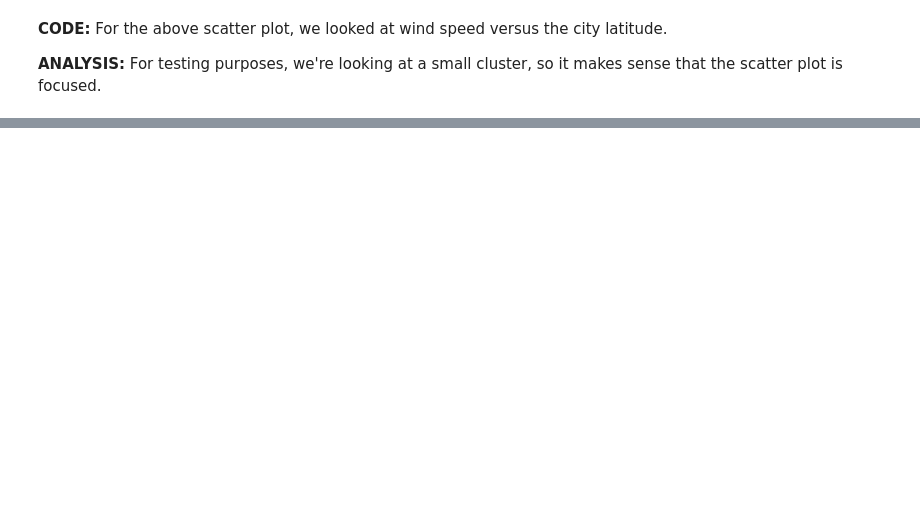
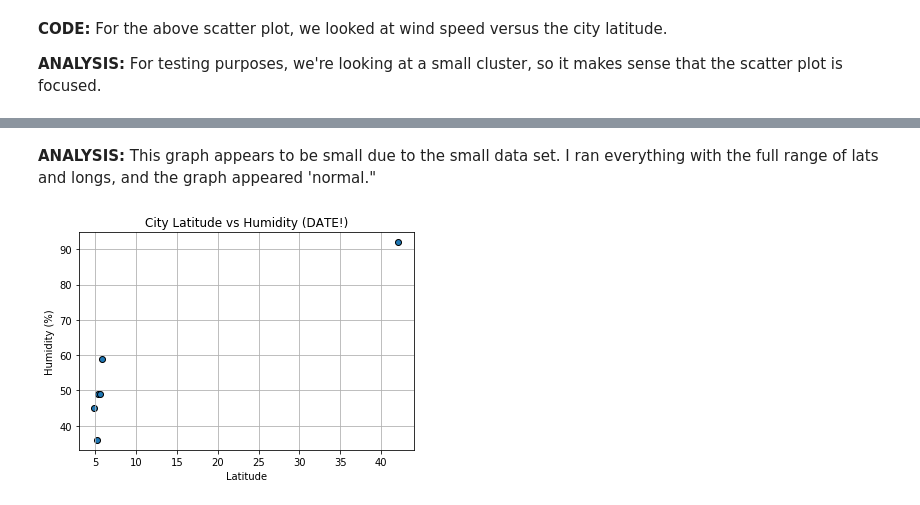
Before and after one commit to VallieTracy/Global-Weather-Analysis, a Jupyter notebook: WeatherPy/WeatherPy.ipynb, the cells around one changed output, grey strips where cells are left out. Drawn from its saved outputs; the diff is of its cells as text; code cells hidden in the pictures; blank space fills up the shorter version.

Commit message:
through lat v humidity

```diff
--- a/WeatherPy/WeatherPy.ipynb
+++ b/WeatherPy/WeatherPy.ipynb
@@ -343,0 +397,17 @@ The r-squared is: -0.9934764142210988
+# %% [markdown]
+**ANALYSIS:** This graph appears to be small due to the small data set.  I ran everything with the full range of lats and longs, and the graph appeared 'normal."
+# %%
+#plot latitude v humidity linear regression (northern hemisphere)
+
+x_values = northern_df["Lat"]
+y_values = northern_df["Humidity"]
+plt.scatter(x_values, y_values, edgecolors="black")
+plt.title("City Latitude vs Humidity (DATE!)")
+plt.xlabel("Latitude")
+plt.ylabel("Humidity (%)")
+plt.grid()
+
+#save scatter plot to Images Folder
+plt.savefig(os.path.join("Images","Northern_Humidity_v_Latitude.png"))
+# %% [output]
+[figure, added]
```
Also changed, not shown: parts of 27 cells of this notebook, 9 other files.
